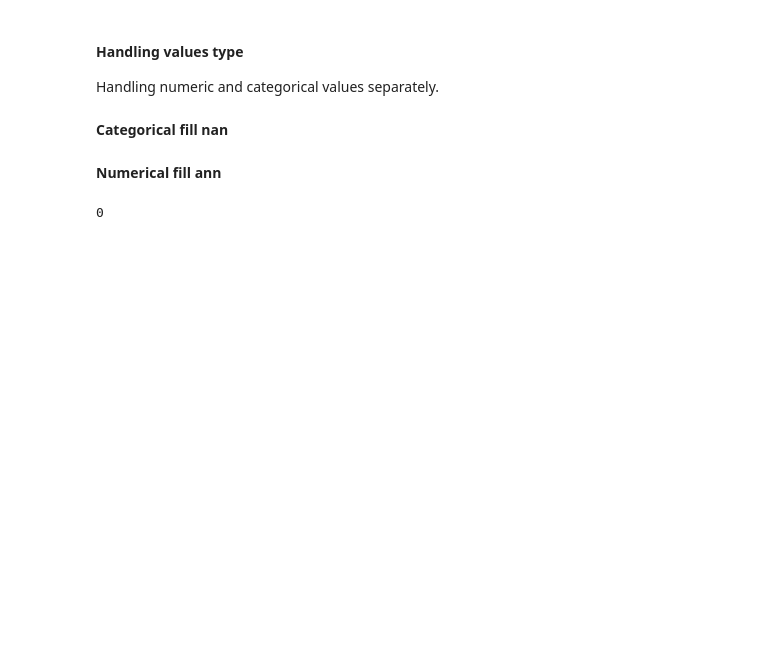
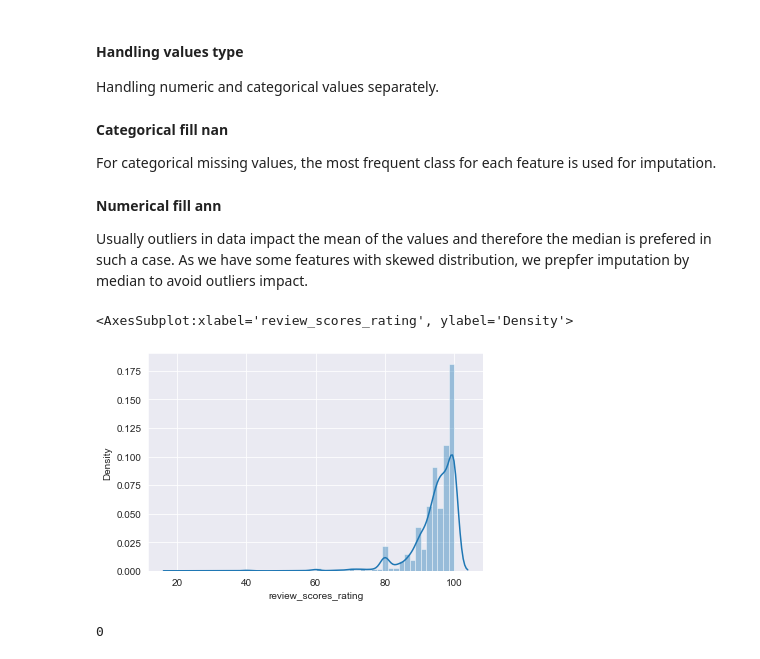
Before and after one commit to khaledbenag/Airbnb_price_prediction, a Jupyter notebook: Airbnb.ipynb, the cells around one changed output. Saved outputs shown, nothing was run; the diff lists cells and outputs as text; code cells hidden in the pictures; blank space fills up the shorter version.

Commit message:
update the notebook: justify the choice of imputation and zipcode remove

```diff
--- a/Airbnb.ipynb
+++ b/Airbnb.ipynb
@@ -183,8 +186,10 @@ Boston price has 0 nan values
 # %% [markdown]
 #### Handling values type
  Handling numeric and categorical values separately.
-# %% [markdown]
-**Categorical fill nan**
+# %% [markdown]
+**Categorical fill nan**
+
+For categorical missing values, the most frequent class for each feature is used for imputation.
 # %%
 # impute missing values with the most frequent class
 # seatle data
@@ -194,6 +199,15 @@ for var in seatle_cat_cols:
 # Boston data
 for var in boston_cat_cols:
     boston_data[var].fillna(boston_data[var].value_counts().index[0], inplace=True)
-# %% [markdown]
-**Numerical fill ann**
+# %% [markdown]
+**Numerical fill ann**
+
+Usually outliers in data impact the mean of the values and therefore the median is prefered in such a case. As we have some features with skewed distribution, we prepfer imputation by median to avoid outliers impact.
+# %%
+# an example of skewed feature
+feat15 = seatle_num_cols[15]
+sns.distplot(seatle_data[feat15])
+# %% [output]
+<AxesSubplot:xlabel='review_scores_rating', ylabel='Density'>
+[figure, added]
 # %%
```
Also changed, not shown: parts of 6 cells of this notebook, 1 other file.
